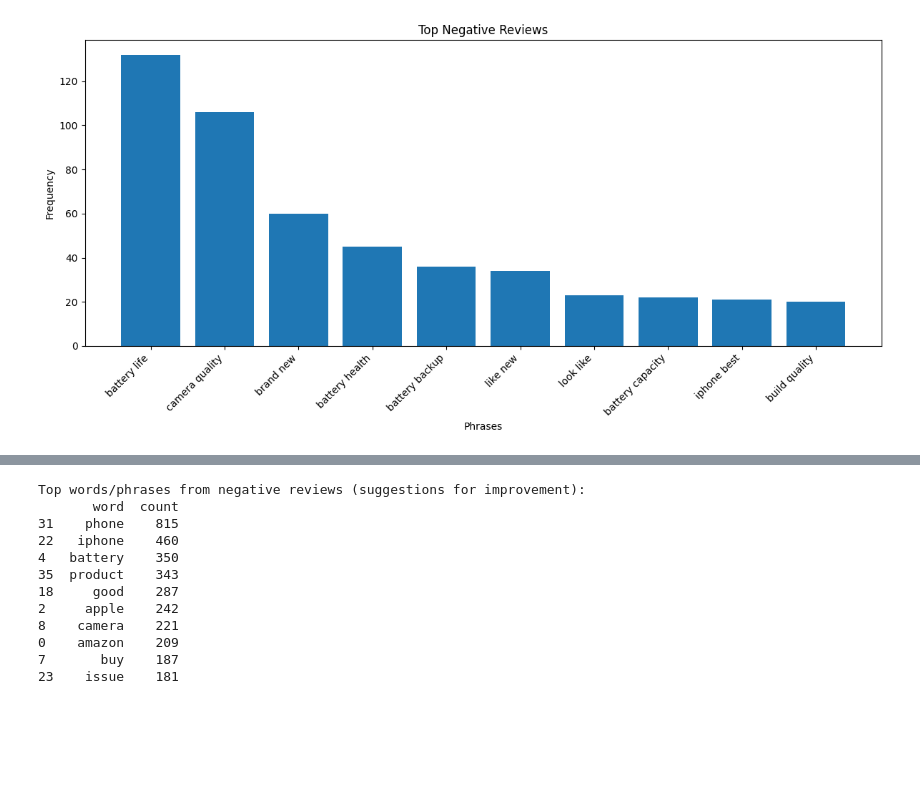
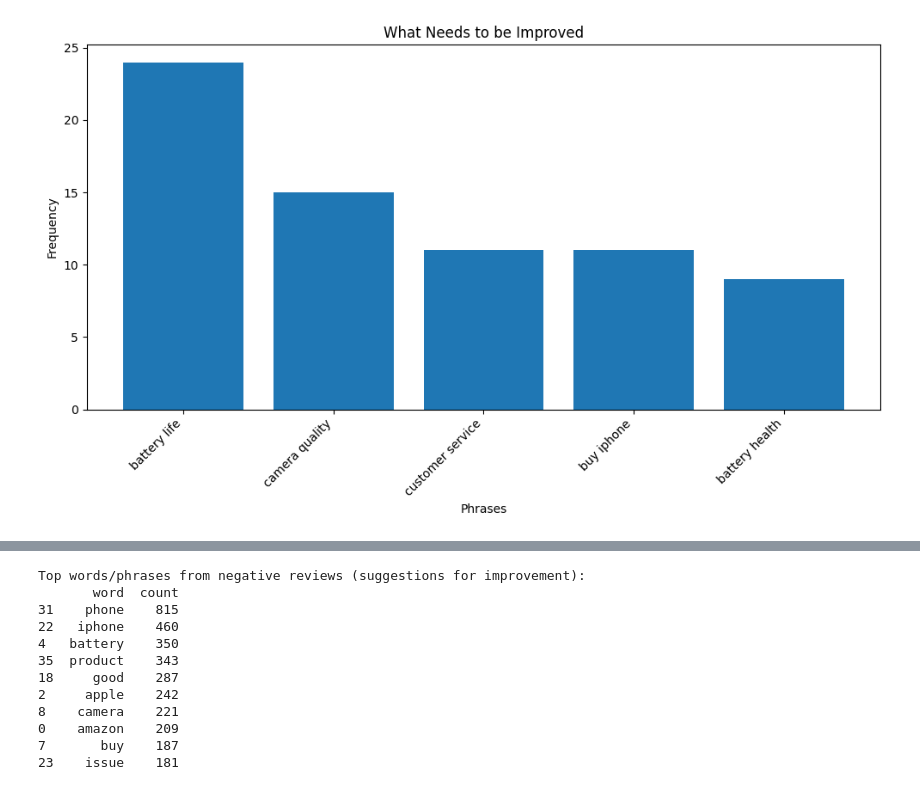
Before and after one commit to Blue4819/NLP-sentiment-analysis, a Jupyter notebook: NegativeReviewsAnalysis.ipynb, the cells around one changed output, grey strips where cells are left out. Cells and saved outputs as stored; diff of their text form; code cells hidden in the pictures; blank space fills up the shorter version.

Commit message:
Updted Negative reviews analysis

```diff
--- a/NegativeReviewsAnalysis.ipynb
+++ b/NegativeReviewsAnalysis.ipynb
@@ -68,20 +68,22 @@ print(top_bigrams)
 # %%
 import matplotlib.pyplot as plt
+from collections import Counter
 
+# Assuming 'filtered_bigrams' is a list of bigrams you've already created from the reviews
 # Count the filtered bigrams
 filtered_bigram_counts = Counter(filtered_bigrams)
 
-# Get the top N bigrams (e.g., top 10)
-top_filtered_bigrams = filtered_bigram_counts.most_common(10)
+# Get the top N bigrams (in this case, top 5)
+top_filtered_bigrams = filtered_bigram_counts.most_common(5)
 
 # Plot top filtered bigrams
-plt.figure(figsize=(12, 6))
+plt.figure(figsize=(10, 6))
 plt.bar([' '.join(bigram) for bigram, count in top_filtered_bigrams], [count for bigram, count in top_filtered_bigrams])
-plt.title('Top Negative Reviews')
+plt.title('What Needs to be Improved')
 plt.xlabel('Phrases')
 plt.ylabel('Frequency')
 plt.xticks(rotation=45, ha='right')
 plt.tight_layout()
 plt.show()
 # %% [output]
-[figure, old version]
+[figure, new version]
```
Also changed, not shown: parts of 4 cells of this notebook.
